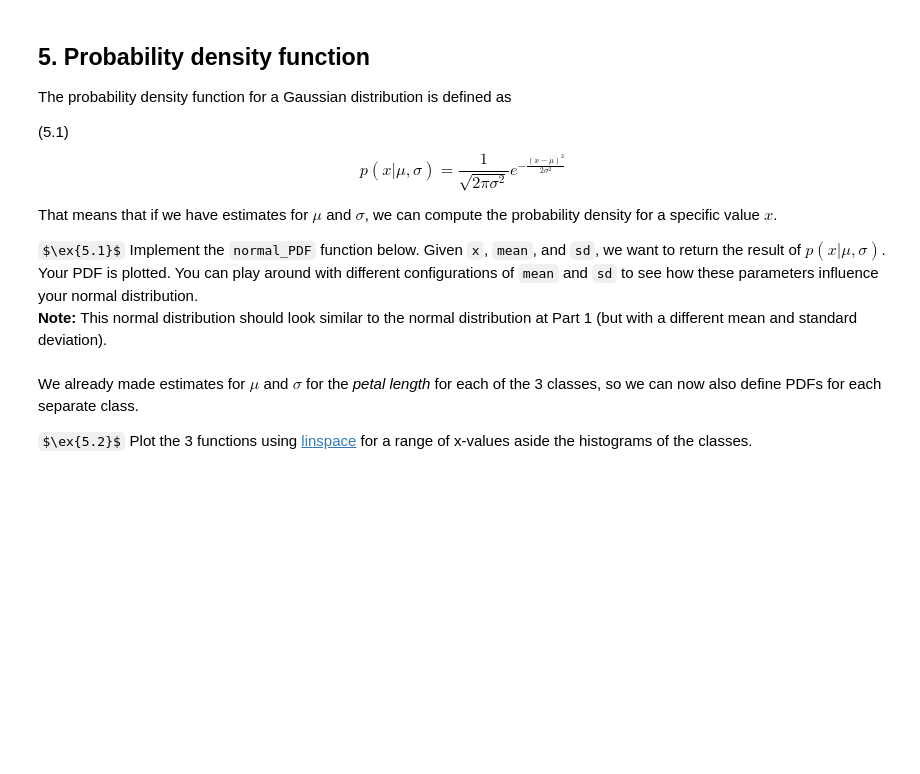
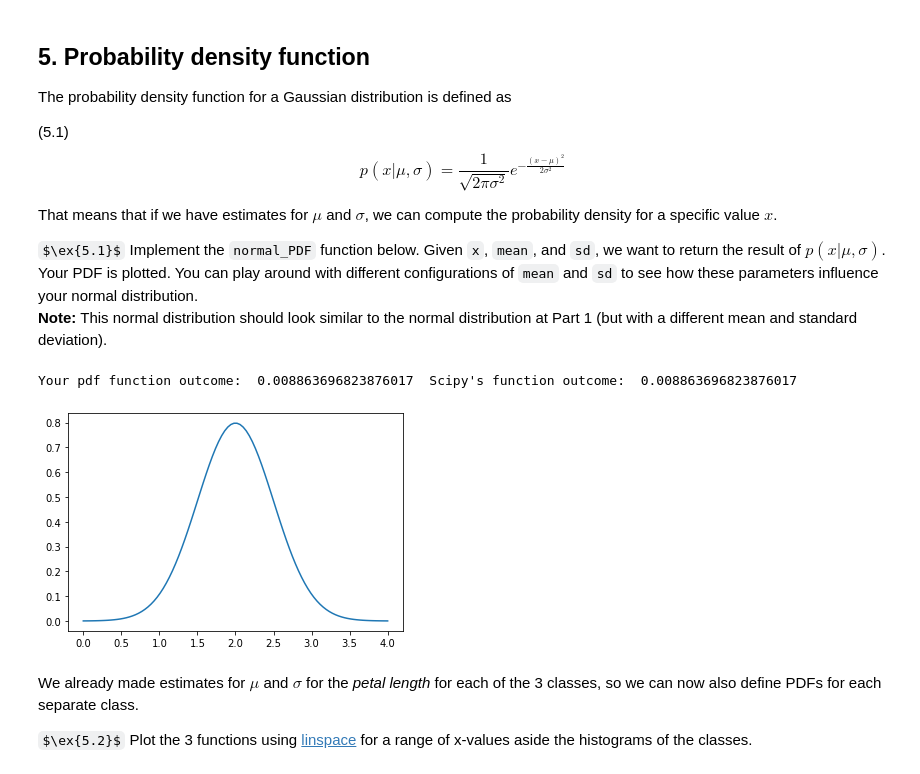
Before and after one commit to ndomitus/Python-ML, a Jupyter notebook: Lab 2 - Parametric/parametric_classifiers_student.ipynb, the cells around one changed output. Cells and saved outputs as stored; diff of their text form; code cells hidden in the pictures; some formulas as TeX source; blank space fills up the shorter version.

```diff
--- a/Lab 2 - Parametric/parametric_classifiers_student.ipynb
+++ b/Lab 2 - Parametric/parametric_classifiers_student.ipynb
@@ -227,27 +285,31 @@ $\ex{5.1}$ Implement the `normal_PDF` function below. Given `x`, `mean`, and `sd
 # %%
 from scipy.stats import norm
 
 def normal_PDF(x, mean, sd):
     pdf = 0
     # START ANSWER
+    pdf = (1 / np.sqrt(2*np.pi*(sd**2))) * np.exp( -(x -mean)**2/ (2*(sd**2)))
     # END ANSWER
     return pdf
 
 # Set x, mean and standard deviation
 x = 0.5
 mean = 2
 sd = 0.5
 my_pdf = normal_PDF(x, mean, sd)
 
 # You can compare your outcome to scipy's built-in normal PDF
 scipy_pdf = norm.pdf(x, mean, sd)
 print("Your pdf function outcome: ", my_pdf, " Scipy's function outcome: ", scipy_pdf)
 assert np.isclose(my_pdf, scipy_pdf)
 
 # And we plot the result of your PDF function for 100 points between 0 and 4: np.linspace(0, 4, 100)
 xs = np.linspace(0, 4, 100)
 plt.plot(xs, normal_PDF(xs, mean, sd))
 plt.show()
+# %% [output]
+Your pdf function outcome:  0.008863696823876017  Scipy's function outcome:  0.008863696823876017
+[figure, added]
 # %% [markdown]
 We already made estimates for $\mu$ and $\sigma$ for the *petal length* for each of the 3 classes, so we can now also define PDFs for each separate class.
 
```
Also changed, not shown: parts of 9 cells of this notebook.
